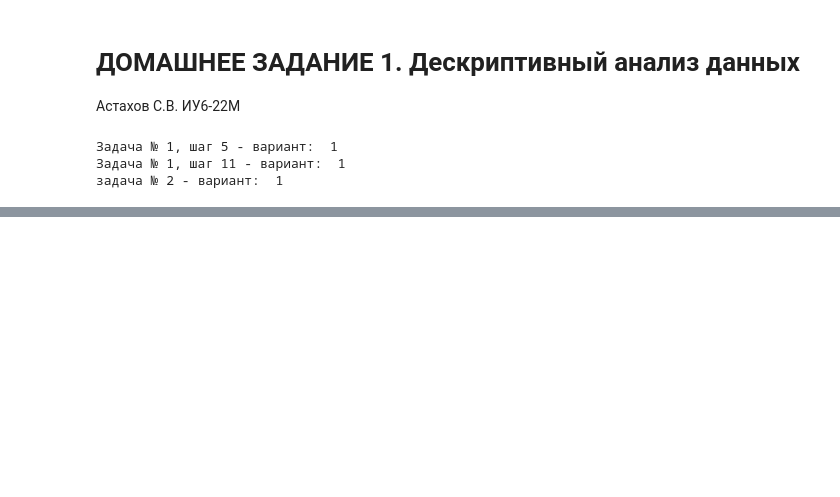
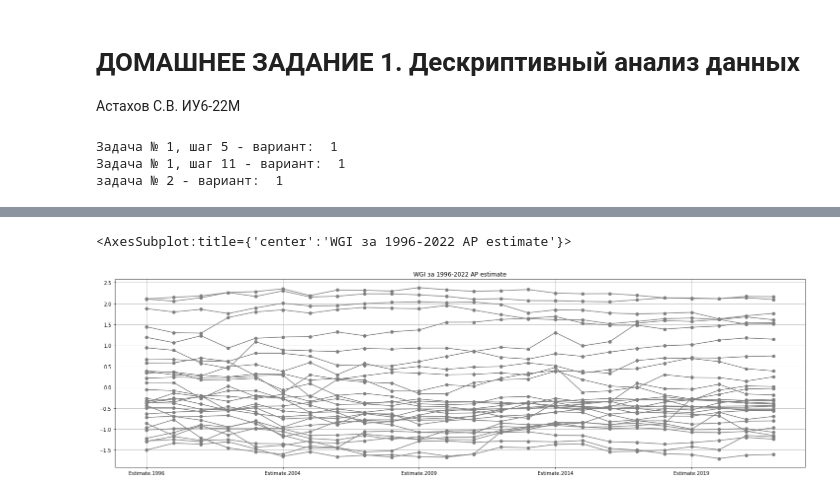
Before and after one commit to Trickster2038/BMSTU-M2-ML-METHODS, a Jupyter notebook: hw1/hw1.ipynb, the cells around one changed output, grey strips where cells are left out. Cells and saved outputs as stored; diff of their text form; code cells hidden in the pictures; blank space fills up the shorter version.

```diff
--- a/hw1/hw1.ipynb
+++ b/hw1/hw1.ipynb
@@ -26,0 +85,4 @@ import pandas as pd
+# %%
+# Чтение файла с регионами в датафрейм
+df_reg = pd.read_excel("./regions.xlsx")
+df_reg.head(10)
@@ -26,0 +101,10 @@ import pandas as pd
+# %%
+# Join df с регионами и со странами
+merged_df = pd.merge(df_reg, df, on='Code')
+sort_for_reg = merged_df.groupby("Region")
+sort_for_reg
+#создание датафрейма по региону MENA
+df_region = sort_for_reg.get_group("AP")
+df_region = df_region.drop('Country/Territory', axis=1, inplace=False) # Дублируется столбцом "Country"
+df_region = df_region.set_index("Country") # выставление столбца Country индексом
+df_region
@@ -26,0 +131,3 @@ import pandas as pd
+# %%
+WGI = df_region.filter(regex='Estimate|Country')#Фильтрование по Estimate|Country
+WGI.head()
@@ -26,0 +143,3 @@ import pandas as pd
+# %%
+WGI = WGI.T #транспонирование
+WGI.head()
@@ -26,0 +154,5 @@ import pandas as pd
+# %%
+WGI.plot(color='grey', grid=1,figsize=(25,7), title='WGI за 1996-2022 AP estimate', marker='o', legend = False)
+# %% [output]
+<AxesSubplot:title={'center':'WGI за 1996-2022 AP estimate'}>
+[figure, added]
```
Also changed, not shown: parts of 9 cells of this notebook, 2 other files.
